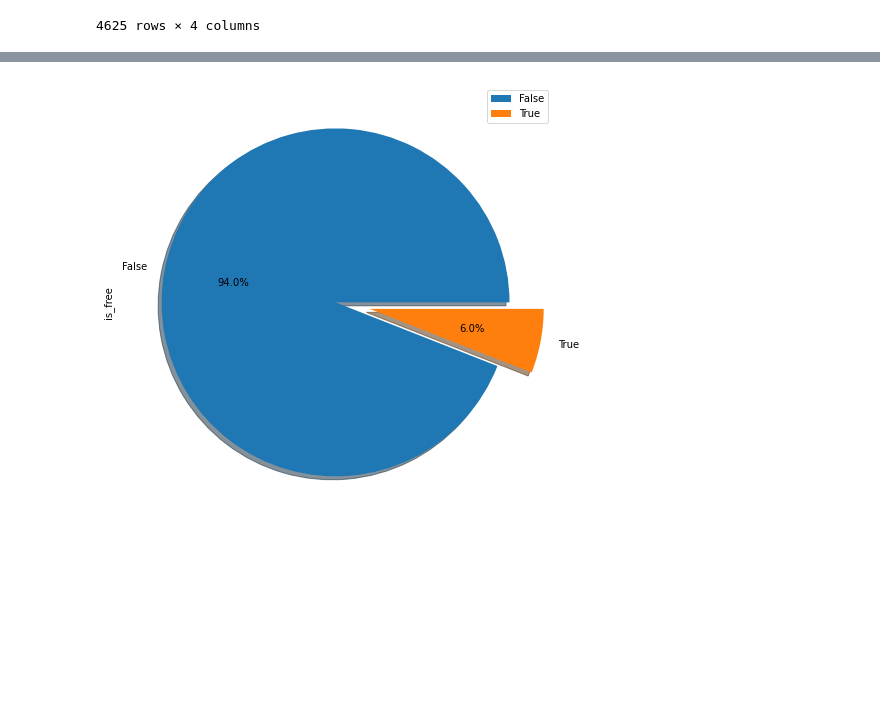
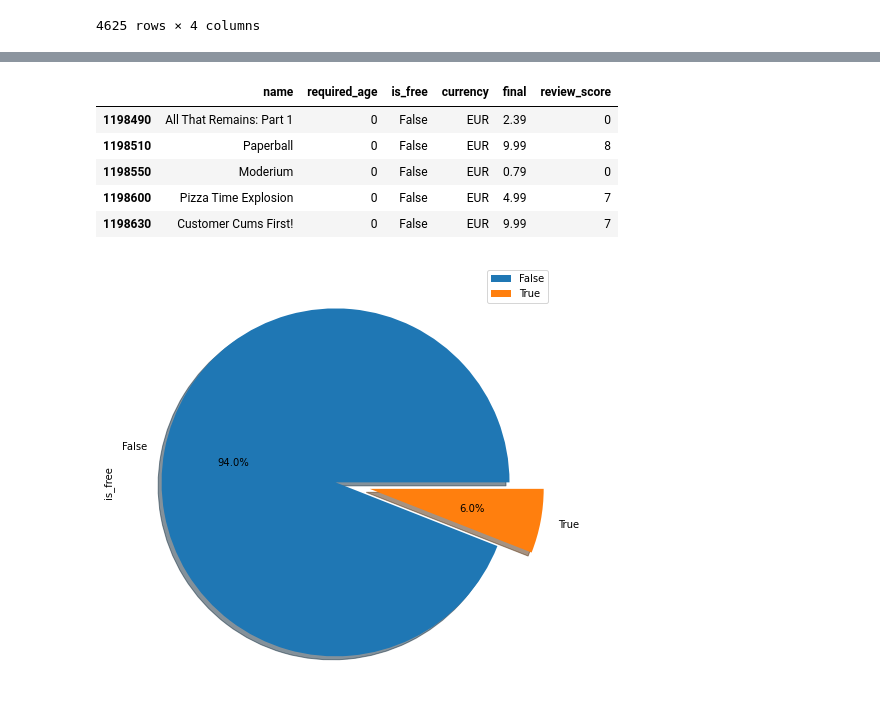
Before and after one commit to N1chelle/Deployment-Challenge, a Jupyter notebook: sql_database.ipynb, the cells around one changed output, grey strips where cells are left out. Saved outputs shown, nothing was run; the diff lists cells and outputs as text; code cells hidden in the pictures; blank space fills up the shorter version.

```diff
--- a/sql_database.ipynb
+++ b/sql_database.ipynb
@@ -145,3 +236,12 @@ games_df
+# %%
+games_df.head()
+# %% [output]
+|  | name | required_age | is_free | currency | final | review_score |
+| 1198490 | All That Remains: Part 1 | 0 | False | EUR | 2.39 | 0 |
+| 1198510 | Paperball | 0 | False | EUR | 9.99 | 8 |
+| 1198550 | Moderium | 0 | False | EUR | 0.79 | 0 |
+| 1198600 | Pizza Time Explosion | 0 | False | EUR | 4.99 | 7 |
+| 1198630 | Customer Cums First! | 0 | False | EUR | 9.99 | 7 |
 # %%
 import matplotlib.pyplot as plt
 import seaborn as sns
```
Also changed, not shown: parts of 17 cells of this notebook, 4 other files.
